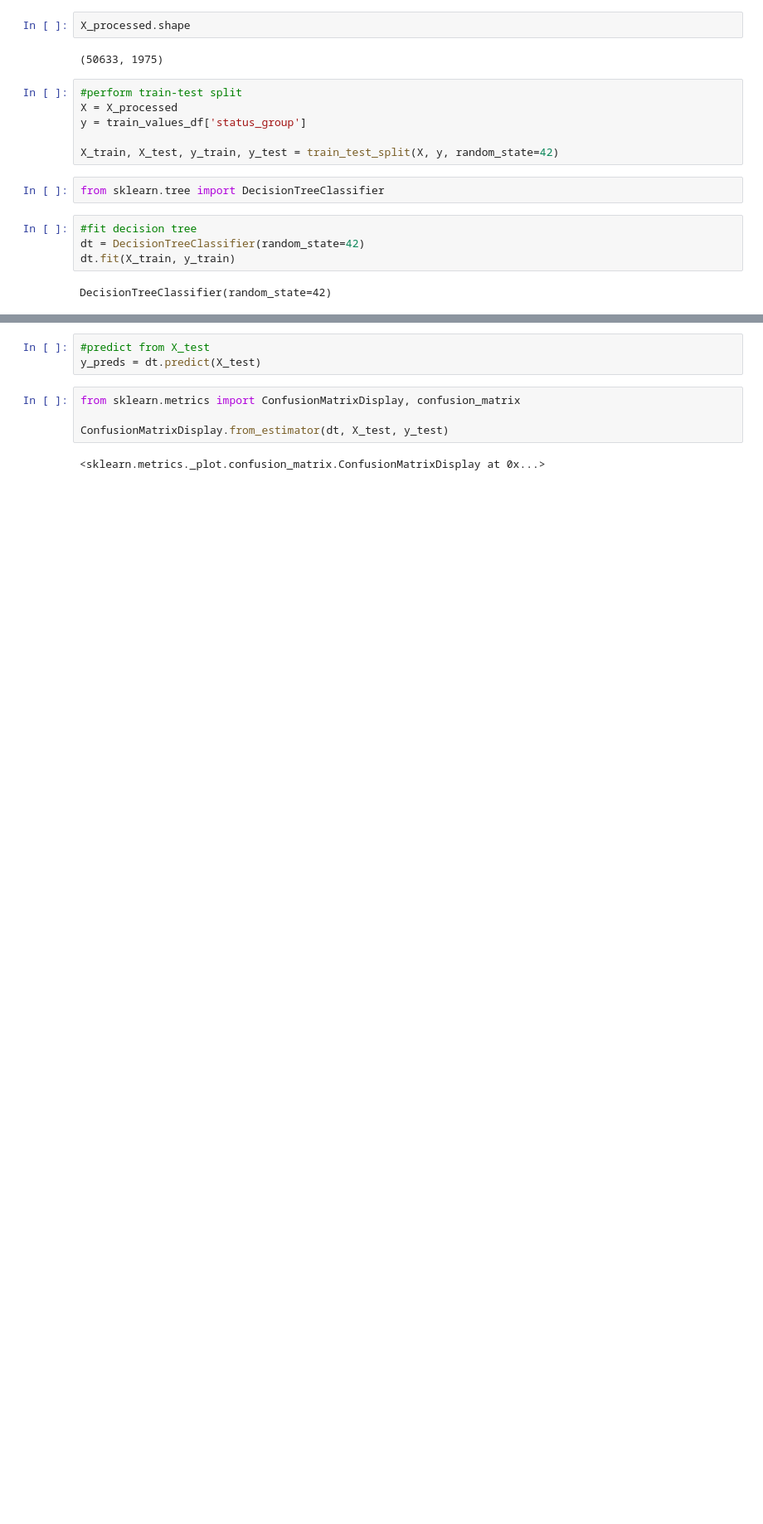
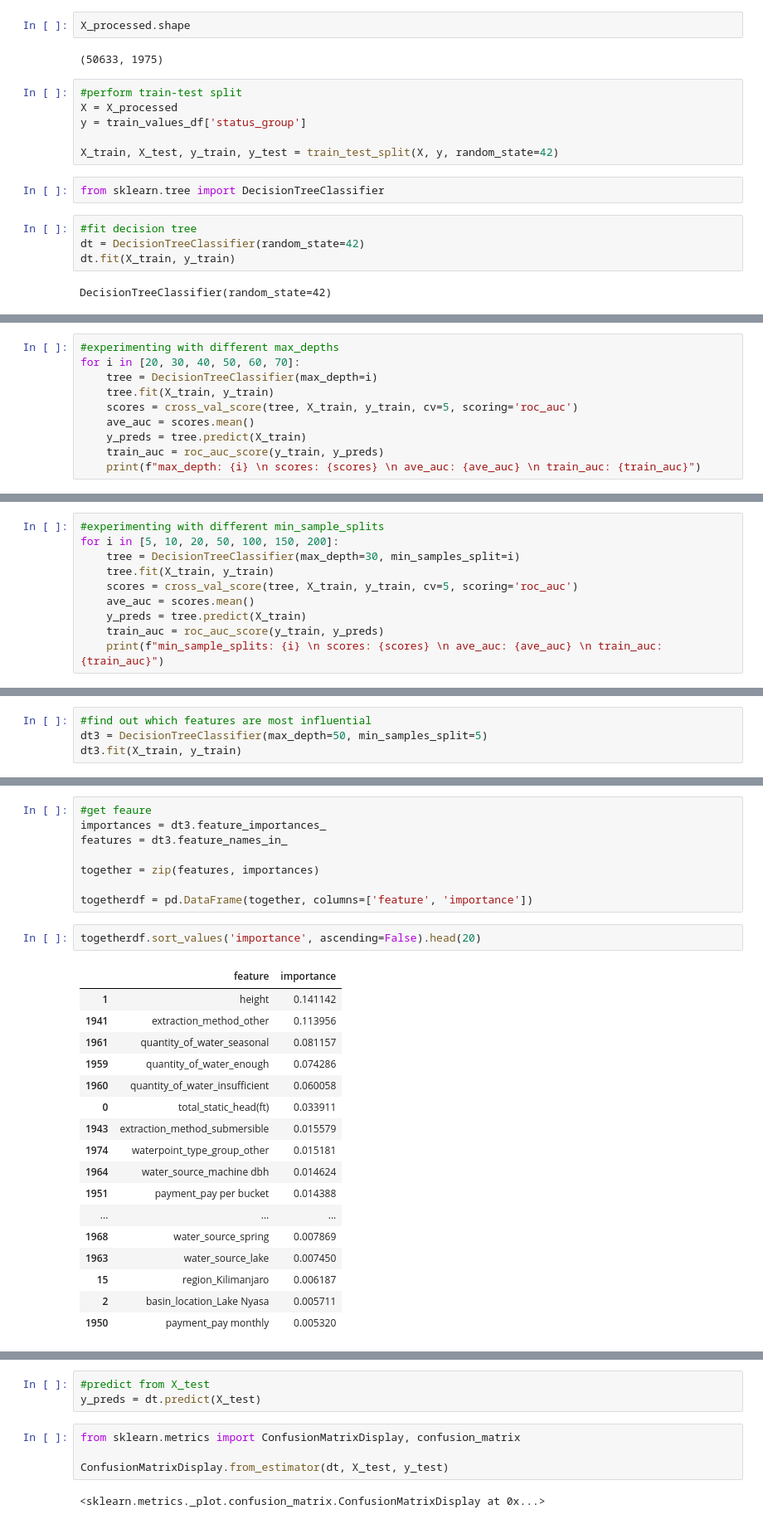
Before and after one commit to jtjohn172/Tanzanian-Water-Wells-Analysis, a Jupyter notebook: well_analysis_notebook_first_tree.ipynb, the cells around one changed output, grey strips where cells are left out. Shown: that part at 83% size. Cells and saved outputs as stored; diff of their text form; blank space fills up the shorter version.

Commit message:
"tree tuning"

```diff
--- a/well_analysis_notebook_first_tree.ipynb
+++ b/well_analysis_notebook_first_tree.ipynb
@@ -316,0 +351,10 @@ DecisionTreeClassifier(random_state=42)
+# %%
+#experimenting with different max_depths
+for i in [20, 30, 40, 50, 60, 70]:
+    tree = DecisionTreeClassifier(max_depth=i)
+    tree.fit(X_train, y_train)
+    scores = cross_val_score(tree, X_train, y_train, cv=5, scoring='roc_auc')
+    ave_auc = scores.mean()
+    y_preds = tree.predict(X_train)
+    train_auc = roc_auc_score(y_train, y_preds)
+    print(f"max_depth: {i} \n scores: {scores} \n ave_auc: {ave_auc} \n train_auc: {train_auc}")
@@ -316,0 +381,10 @@ DecisionTreeClassifier(random_state=42)
+# %%
+#experimenting with different min_sample_splits
+for i in [5, 10, 20, 50, 100, 150, 200]:
+    tree = DecisionTreeClassifier(max_depth=30, min_samples_split=i)
+    tree.fit(X_train, y_train)
+    scores = cross_val_score(tree, X_train, y_train, cv=5, scoring='roc_auc')
+    ave_auc = scores.mean()
+    y_preds = tree.predict(X_train)
+    train_auc = roc_auc_score(y_train, y_preds)
+    print(f"min_sample_splits: {i} \n scores: {scores} \n ave_auc: {ave_auc} \n train_auc: {train_auc}")
@@ -316,0 +409,4 @@ DecisionTreeClassifier(random_state=42)
+# %%
+#find out which features are most influential
+dt3 = DecisionTreeClassifier(max_depth=50, min_samples_split=5)
+dt3.fit(X_train, y_train)
@@ -316,0 +415,28 @@ DecisionTreeClassifier(random_state=42)
+# %%
+#get feaure
+importances = dt3.feature_importances_
+features = dt3.feature_names_in_
+
+together = zip(features, importances)
+
+togetherdf = pd.DataFrame(together, columns=['feature', 'importance'])
+# %%
+togetherdf.sort_values('importance', ascending=False).head(20)
+# %% [output]
+|  | feature | importance |
+| 1 | height | 0.141142 |
+| 1941 | extraction_method_other | 0.113956 |
+| 1961 | quantity_of_water_seasonal | 0.081157 |
+| 1959 | quantity_of_water_enough | 0.074286 |
+| 1960 | quantity_of_water_insufficient | 0.060058 |
+| 0 | total_static_head(ft) | 0.033911 |
+| 1943 | extraction_method_submersible | 0.015579 |
+| 1974 | waterpoint_type_group_other | 0.015181 |
+| 1964 | water_source_machine dbh | 0.014624 |
+| 1951 | payment_pay per bucket | 0.014388 |
+| ... | ... | ... |
+| 1968 | water_source_spring | 0.007869 |
+| 1963 | water_source_lake | 0.007450 |
+| 15 | region_Kilimanjaro | 0.006187 |
+| 2 | basin_location_Lake Nyasa | 0.005711 |
+| 1950 | payment_pay monthly | 0.005320 |
```
Also changed, not shown: parts of 12 cells of this notebook.
